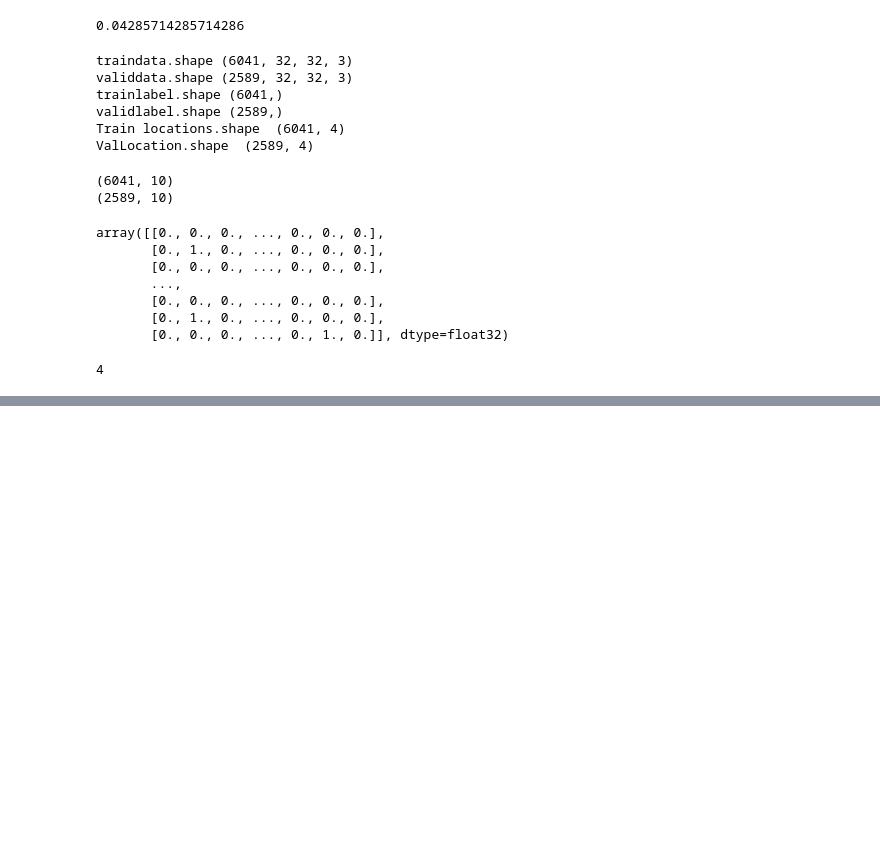
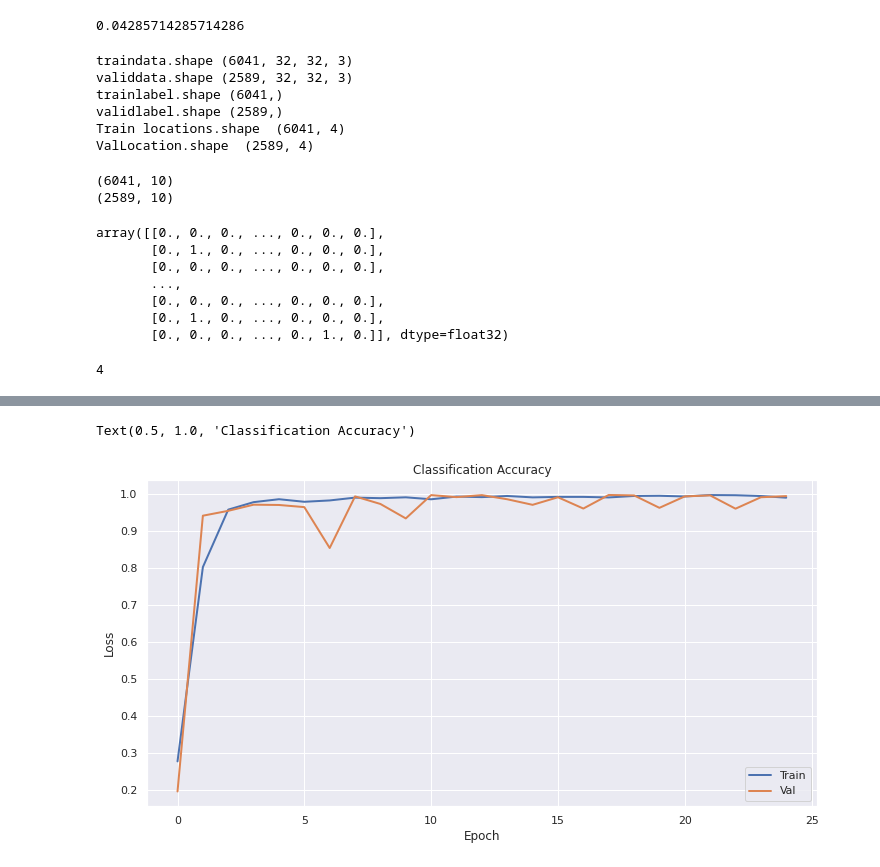
Before and after one commit to ethandsz/GTSRB-Classification-Localization, a Jupyter notebook: Localization&Classification_TrafficKeras.ipynb, the cells around one changed output, grey strips where cells are left out. Drawn from its saved outputs; the diff is of its cells as text; code cells hidden in the pictures; blank space fills up the shorter version.

```diff
--- a/Localization&Classification_TrafficKeras.ipynb
+++ b/Localization&Classification_TrafficKeras.ipynb
@@ -825,0 +864,19 @@ Shell options:
+# %%
+sns.set_theme()
+plt.figure(figsize=(12,6))
+
+plt.plot(train_classification_accuracy, linewidth=2)
+plt.plot(val_classification_accuracy, linewidth=2)
+
+plt.xlabel("Epoch")
+plt.ylabel("Loss")
+
+plt.legend(["Train", "Val"])
+
+plt.title("Classification Accuracy")
+#ax = plt.subplot(111)
+
+#ax.grid('on')
+# %% [output]
+Text(0.5, 1.0, 'Classification Accuracy')
+[figure, added]
```
Also changed, not shown: parts of 33 cells of this notebook.
